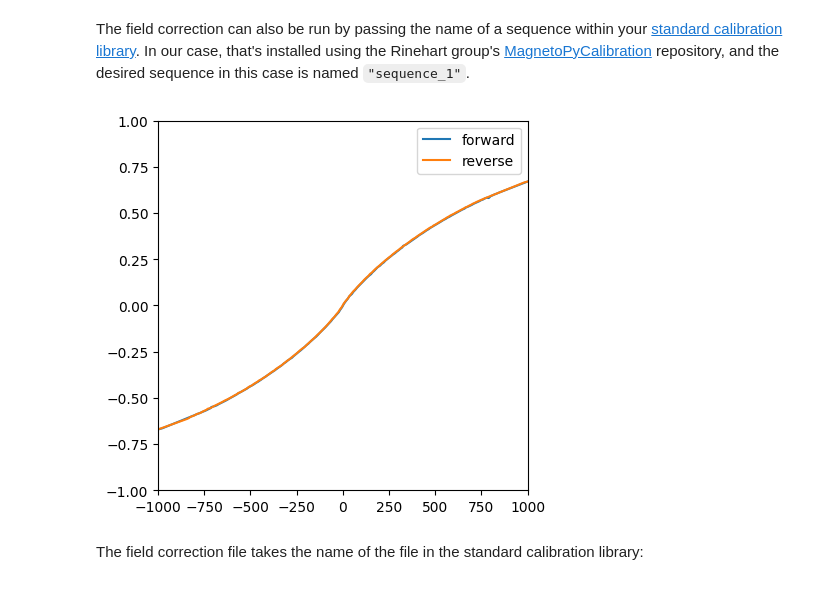
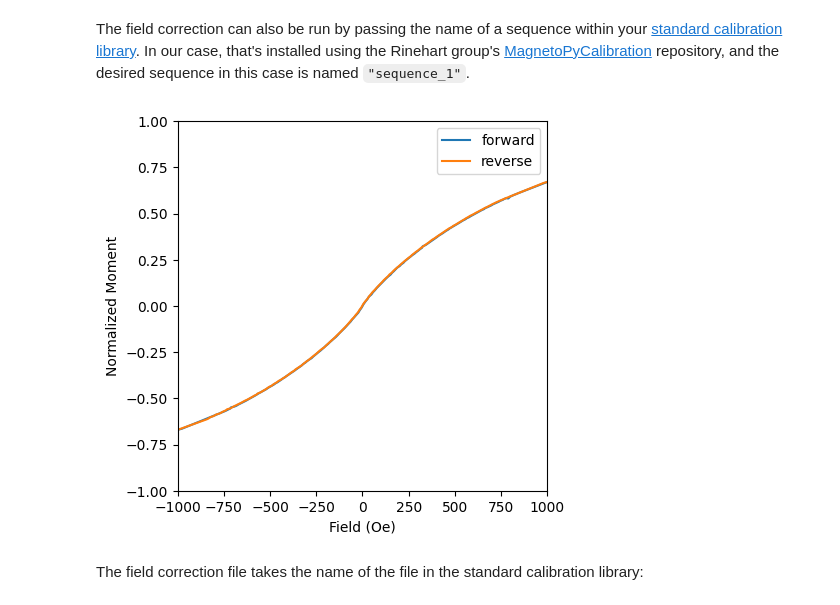
Before and after one commit to RinehartGroup/MagnetoPy, a Jupyter notebook: docs/examples/mvsh.ipynb, the cells around one changed output. Saved outputs shown, nothing was run; the diff lists cells and outputs as text; code cells hidden in the pictures.

```diff
--- a/docs/examples/mvsh.ipynb
+++ b/docs/examples/mvsh.ipynb
@@ -283,22 +296,24 @@ The field correction can also be run by passing the name of a sequence within yo
 # %%
 mvsh6 = mp.MvsH(DATA_PATH / "mvsh6.dat")
 mvsh6.correct_field("sequence_1")
 
 fig, ax = plt.subplots()
 max_moment = mvsh6.simplified_data()["moment"].max()
 x1 = mvsh6.simplified_data(segment="forward")["field"]
 y1 = mvsh6.simplified_data(segment="forward")["moment"] / max_moment
 x2 = mvsh6.simplified_data(segment="reverse")["field"]
 y2 = mvsh6.simplified_data(segment="reverse")["moment"] / max_moment
 ax.plot(x1, y1, label="forward")
 ax.plot(x2, y2, label="reverse")
 ax.set_xlim(-1000, 1000)
 ax.set_ylim(-1, 1)
+ax.set_xlabel("Field (Oe)")
+ax.set_ylabel("Normalized Moment")
 ax.legend()
 mp.force_aspect(ax)
 plt.show()
 # %% [output]
-[figure, old version]
+[figure, new version]
 # %% [markdown]
 The field correction file takes the name of the file in the standard calibration library:
 # %%
```
Also changed, not shown: parts of 30 cells of this notebook.
